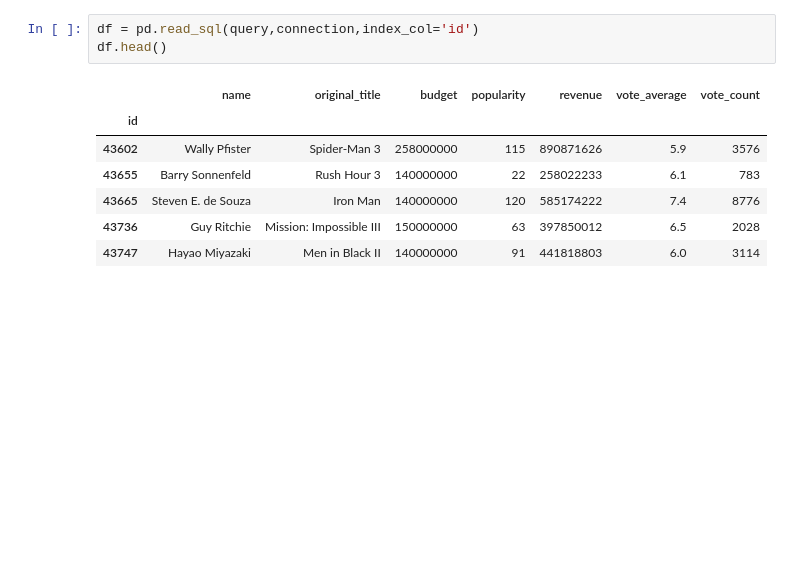
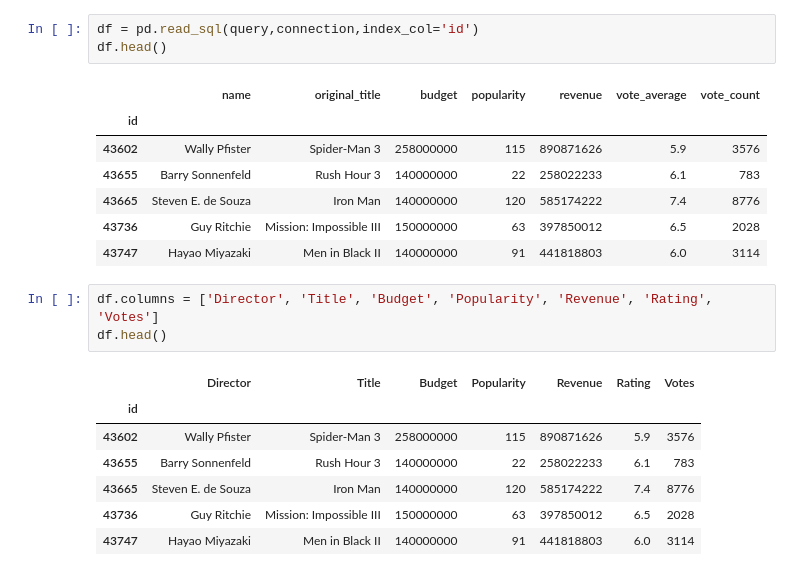
Before and after one commit to Amoako419/movies_revenues, a Jupyter notebook: movies.ipynb, the cells around one changed output. Drawn from its saved outputs; the diff is of its cells as text; blank space fills up the shorter version.

```diff
--- a/movies.ipynb
+++ b/movies.ipynb
@@ -18,3 +18,14 @@ df.head()
 | 43665 | Steven E. de Souza | Iron Man | 140000000 | 120 | 585174222 | 7.4 | 8776 |
 | 43736 | Guy Ritchie | Mission: Impossible III | 150000000 | 63 | 397850012 | 6.5 | 2028 |
 | 43747 | Hayao Miyazaki | Men in Black II | 140000000 | 91 | 441818803 | 6.0 | 3114 |
+# %%
+df.columns = ['Director', 'Title', 'Budget', 'Popularity', 'Revenue', 'Rating', 'Votes']
+df.head()
+# %% [output]
+|  | Director | Title | Budget | Popularity | Revenue | Rating | Votes |
+| id |  |  |  |  |  |  |  |
+| 43602 | Wally Pfister | Spider-Man 3 | 258000000 | 115 | 890871626 | 5.9 | 3576 |
+| 43655 | Barry Sonnenfeld | Rush Hour 3 | 140000000 | 22 | 258022233 | 6.1 | 783 |
+| 43665 | Steven E. de Souza | Iron Man | 140000000 | 120 | 585174222 | 7.4 | 8776 |
+| 43736 | Guy Ritchie | Mission: Impossible III | 150000000 | 63 | 397850012 | 6.5 | 2028 |
+| 43747 | Hayao Miyazaki | Men in Black II | 140000000 | 91 | 441818803 | 6.0 | 3114 |
```
Also changed, not shown: parts of 1 cell of this notebook.
